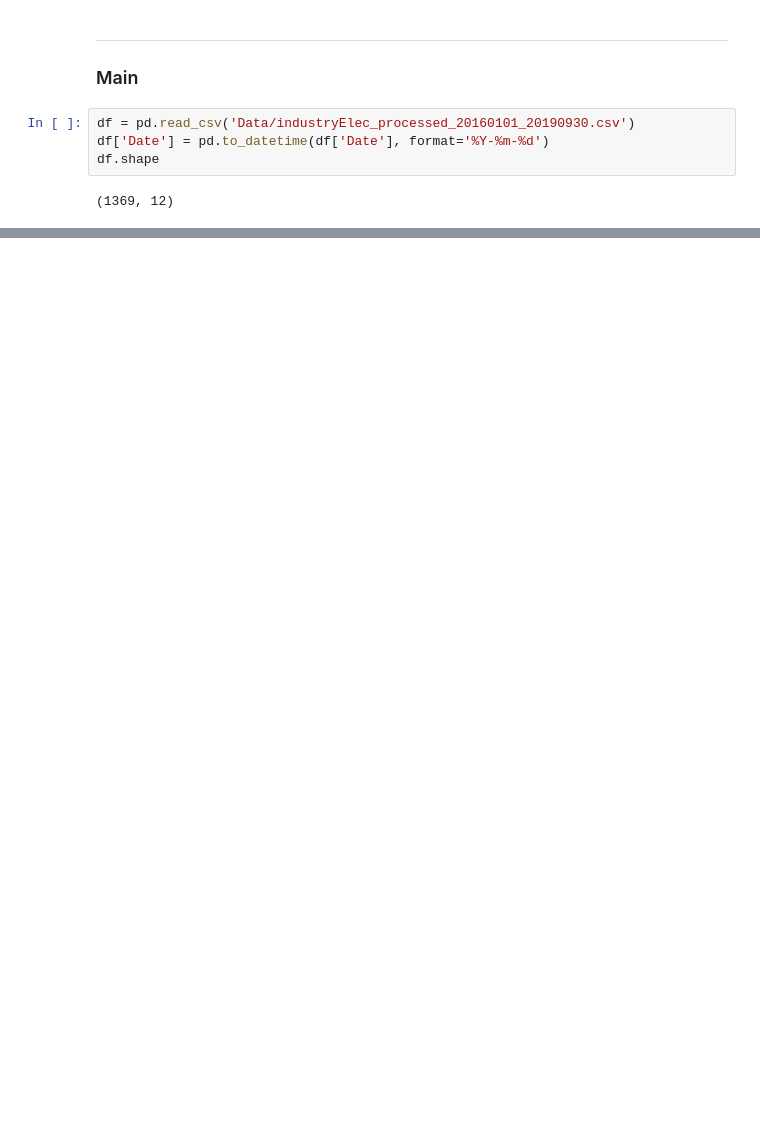
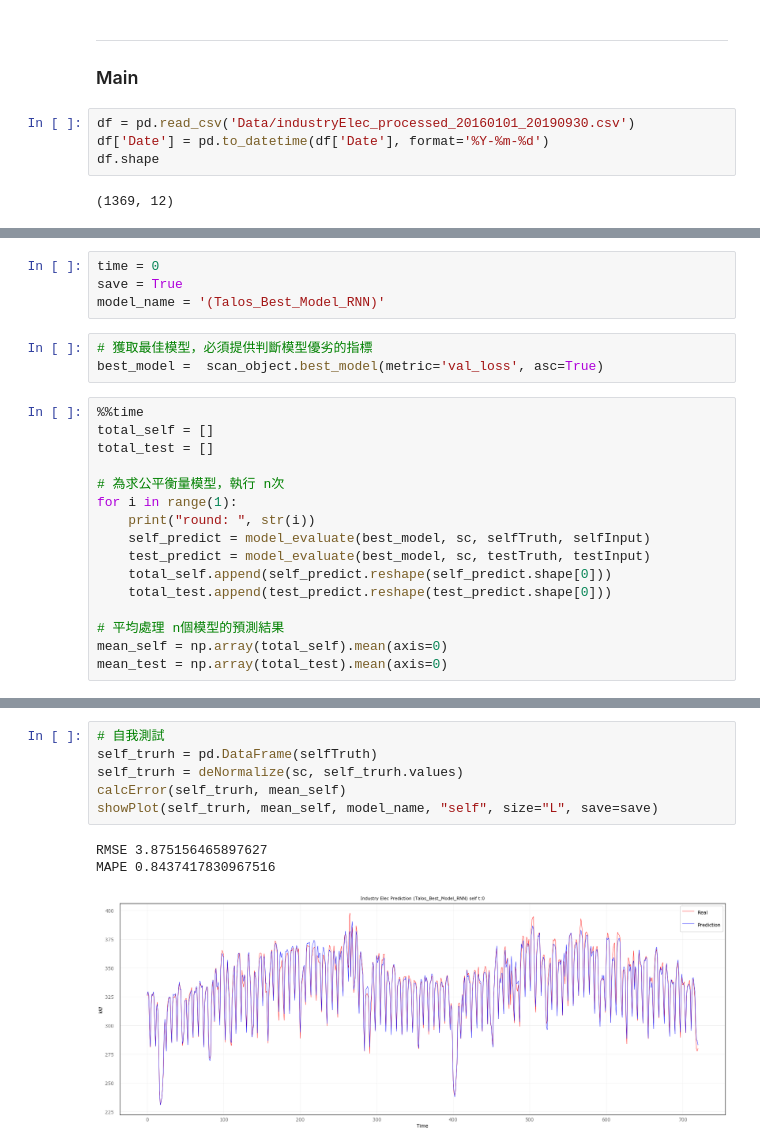
Before and after one commit to Chang-Siang/IndustryElec, a Jupyter notebook: IndustryElec_(RNN_XT)_Talos.ipynb, the cells around one changed output, grey strips where cells are left out. Cells and saved outputs as stored; diff of their text form; blank space fills up the shorter version.

```diff
--- a/IndustryElec_(RNN_XT)_Talos.ipynb
+++ b/IndustryElec_(RNN_XT)_Talos.ipynb
@@ -358,0 +325,23 @@ showPlot(test_trurh, test_predict, model_name , str(266), save=save)
+# %%
+time = 0
+save = True
+model_name = '(Talos_Best_Model_RNN)'
+# %%
+# 獲取最佳模型，必須提供判斷模型優劣的指標
+best_model =  scan_object.best_model(metric='val_loss', asc=True)
+# %%
+%%time
+total_self = []
+total_test = []
+
+# 為求公平衡量模型，執行 n次
+for i in range(1):
+    print("round: ", str(i))
+    self_predict = model_evaluate(best_model, sc, selfTruth, selfInput)
+    test_predict = model_evaluate(best_model, sc, testTruth, testInput)
+    total_self.append(self_predict.reshape(self_predict.shape[0]))
+    total_test.append(test_predict.reshape(test_predict.shape[0]))
+
+# 平均處理 n個模型的預測結果
+mean_self = np.array(total_self).mean(axis=0)
+mean_test = np.array(total_test).mean(axis=0)
@@ -358,0 +351,10 @@ showPlot(test_trurh, test_predict, model_name , str(266), save=save)
+# %%
+# 自我測試
+self_trurh = pd.DataFrame(selfTruth)
+self_trurh = deNormalize(sc, self_trurh.values)
+calcError(self_trurh, mean_self)
+showPlot(self_trurh, mean_self, model_name, "self", size="L", save=save)
+# %% [output]
+RMSE 3.875156465897627
+MAPE 0.8437417830967516
+[figure, added]
```
Also changed, not shown: parts of 61 cells of this notebook.
